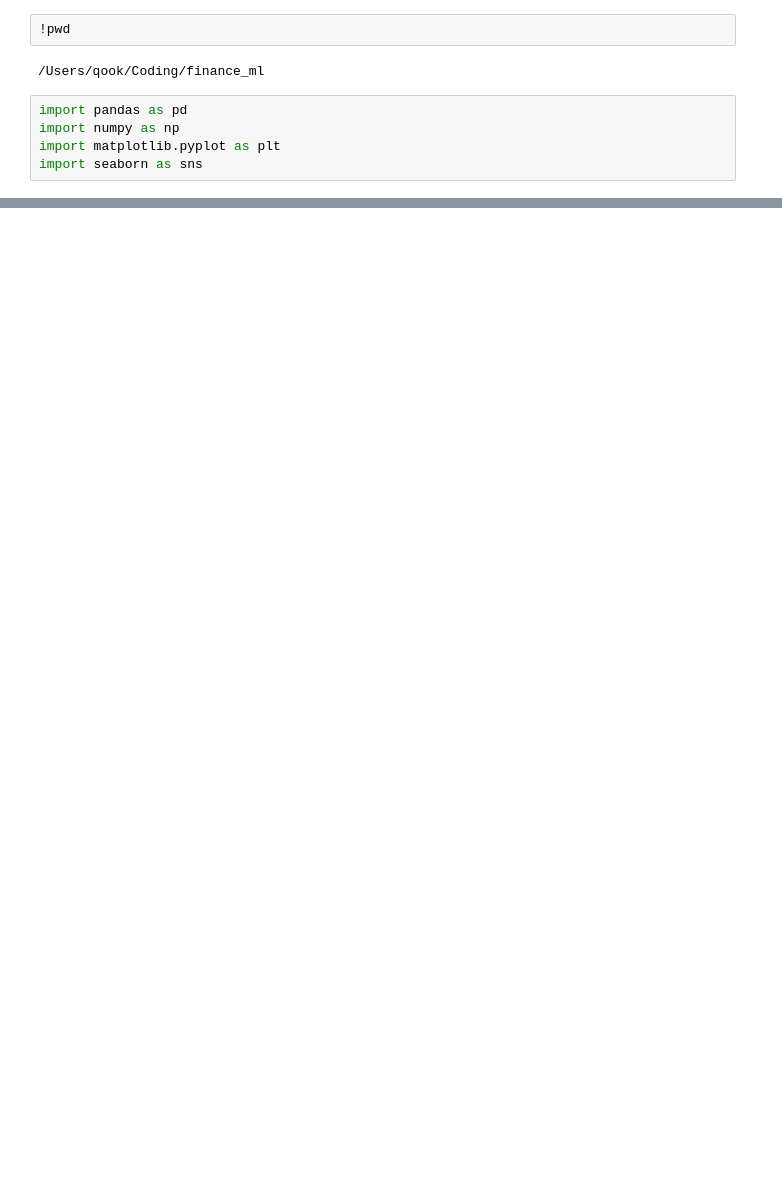
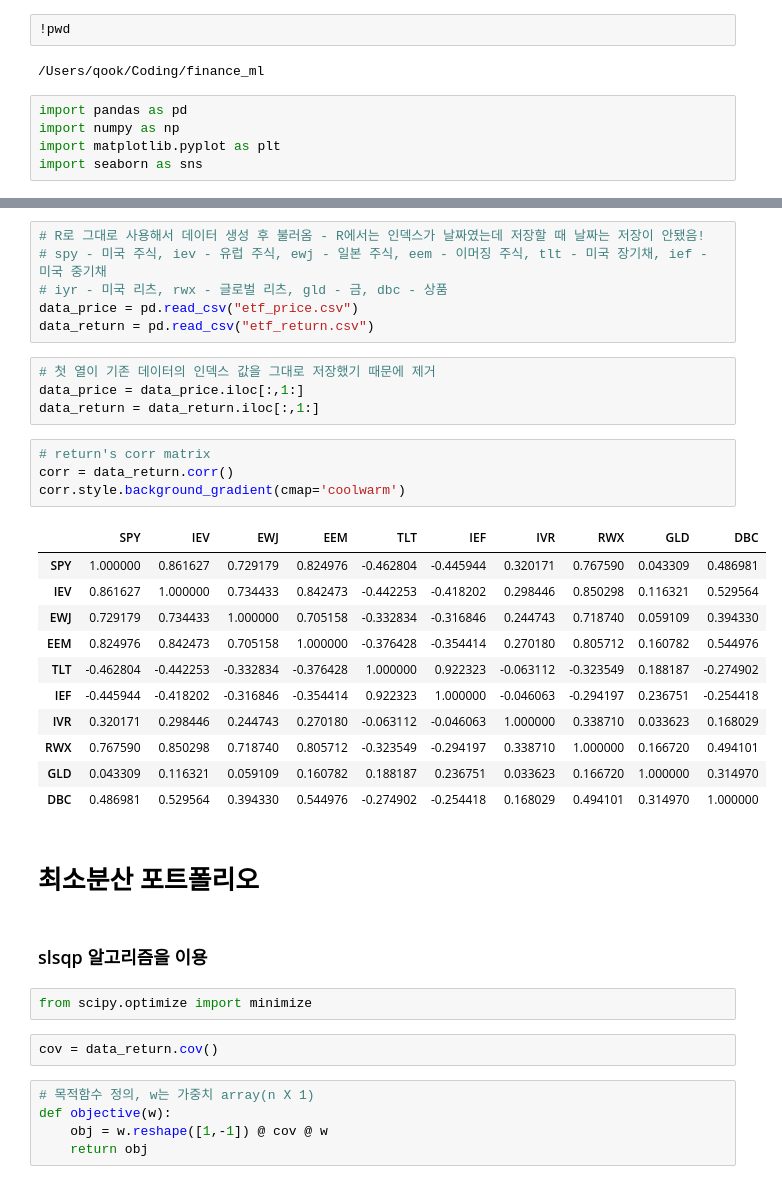
Before and after one commit to mingqook/Finance_ML, a Jupyter notebook: test_ch11.ipynb, the cells around one changed output, grey strips where cells are left out. Cells and saved outputs as stored; diff of their text form; blank space fills up the shorter version.

```diff
--- a/test_ch11.ipynb
+++ b/test_ch11.ipynb
@@ -34,0 +10,39 @@ data_s = pd.read_csv('data/KOR_sector.csv') #### sector 정보 data
+# %%
+# R로 그대로 사용해서 데이터 생성 후 불러옴 - R에서는 인덱스가 날짜였는데 저장할 때 날짜는 저장이 안됐음!
+# spy - 미국 주식, iev - 유럽 주식, ewj - 일본 주식, eem - 이머징 주식, tlt - 미국 장기채, ief - 미국 중기채
+# iyr - 미국 리츠, rwx - 글로벌 리츠, gld - 금, dbc - 상품
+data_price = pd.read_csv("etf_price.csv")
+data_return = pd.read_csv("etf_return.csv")
+# %%
+# 첫 열이 기존 데이터의 인덱스 값을 그대로 저장했기 때문에 제거
+data_price = data_price.iloc[:,1:]
+data_return = data_return.iloc[:,1:]
+# %%
+# return's corr matrix
+corr = data_return.corr()
+corr.style.background_gradient(cmap='coolwarm')
+# %% [output]
+|  | SPY | IEV | EWJ | EEM | TLT | IEF | IVR | RWX | GLD | DBC |
+| SPY | 1.000000 | 0.861627 | 0.729179 | 0.824976 | -0.462804 | -0.445944 | 0.320171 | 0.767590 | 0.043309 | 0.486981 |
+| IEV | 0.861627 | 1.000000 | 0.734433 | 0.842473 | -0.442253 | -0.418202 | 0.298446 | 0.850298 | 0.116321 | 0.529564 |
+| EWJ | 0.729179 | 0.734433 | 1.000000 | 0.705158 | -0.332834 | -0.316846 | 0.244743 | 0.718740 | 0.059109 | 0.394330 |
+| EEM | 0.824976 | 0.842473 | 0.705158 | 1.000000 | -0.376428 | -0.354414 | 0.270180 | 0.805712 | 0.160782 | 0.544976 |
+| TLT | -0.462804 | -0.442253 | -0.332834 | -0.376428 | 1.000000 | 0.922323 | -0.063112 | -0.323549 | 0.188187 | -0.274902 |
+| IEF | -0.445944 | -0.418202 | -0.316846 | -0.354414 | 0.922323 | 1.000000 | -0.046063 | -0.294197 | 0.236751 | -0.254418 |
+| IVR | 0.320171 | 0.298446 | 0.244743 | 0.270180 | -0.063112 | -0.046063 | 1.000000 | 0.338710 | 0.033623 | 0.168029 |
+| RWX | 0.767590 | 0.850298 | 0.718740 | 0.805712 | -0.323549 | -0.294197 | 0.338710 | 1.000000 | 0.166720 | 0.494101 |
+| GLD | 0.043309 | 0.116321 | 0.059109 | 0.160782 | 0.188187 | 0.236751 | 0.033623 | 0.166720 | 1.000000 | 0.314970 |
+| DBC | 0.486981 | 0.529564 | 0.394330 | 0.544976 | -0.274902 | -0.254418 | 0.168029 | 0.494101 | 0.314970 | 1.000000 |
+# %% [markdown]
+# 최소분산 포트폴리오
+# %% [markdown]
+### slsqp 알고리즘을 이용
+# %%
+from scipy.optimize import minimize
+# %%
+cov = data_return.cov()
+# %%
+# 목적함수 정의, w는 가중치 array(n X 1)
+def objective(w):
+    obj = w.reshape([1,-1]) @ cov @ w
+    return obj
```
Also changed, not shown: parts of 65 cells of this notebook, 2 other files.
